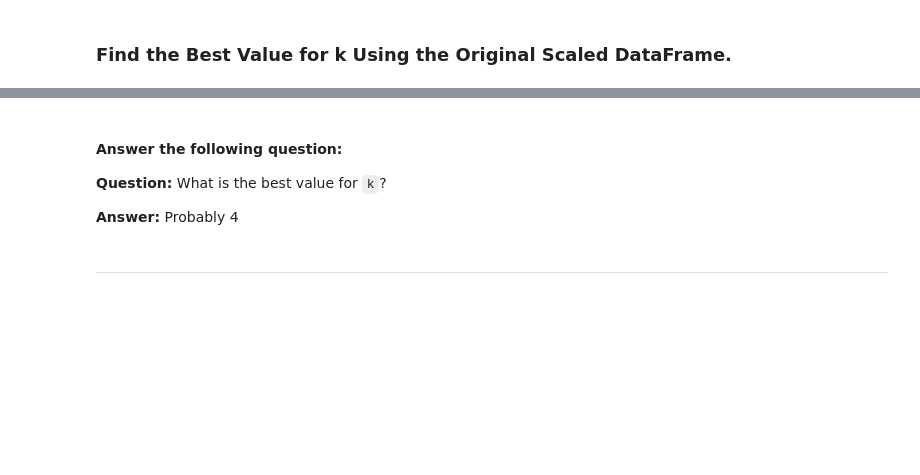
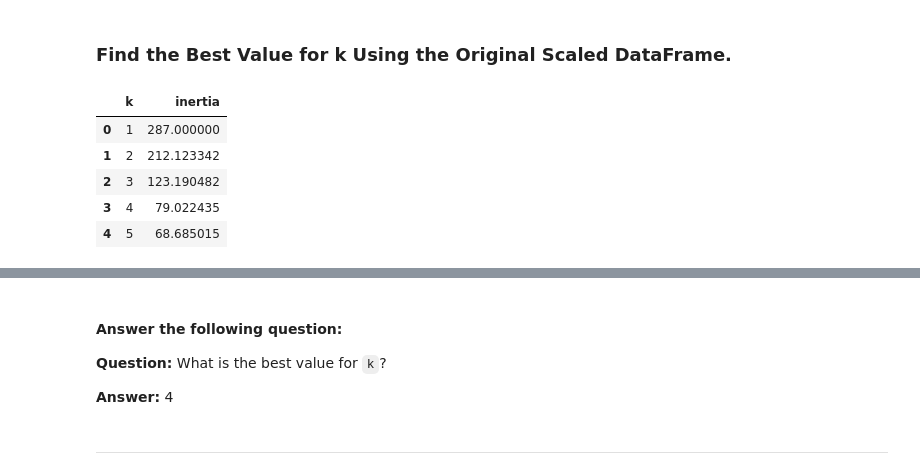
Before and after one commit to makennavick/crypto-clustering-challenge, a Jupyter notebook: code/crypto_clustering.ipynb, the cells around one changed output, grey strips where cells are left out. Drawn from its saved outputs; the diff is of its cells as text; code cells hidden in the pictures; blank space fills up the shorter version.

```diff
--- a/code/crypto_clustering.ipynb
+++ b/code/crypto_clustering.ipynb
@@ -104,6 +102,14 @@ for k in ks:
 # %%
 # Create a DataFrame with the data to plot the Elbow curve
 dfElbow = pd.DataFrame({'k':ks, 'inertia':inertias})
+dfElbow.head()
+# %% [output]
+|  | k | inertia |
+| 0 | 1 | 287.000000 |
+| 1 | 2 | 212.123342 |
+| 2 | 3 | 123.190482 |
+| 3 | 4 | 79.022435 |
+| 4 | 5 | 68.685015 |
 # %%
 # Plot a line chart with all the inertia values computed with
 # the different values of k to visually identify the optimal value for k.
@@ -120,7 +127,7 @@ elbowPlot1
 
 **Question:** What is the best value for `k`?
 
-**Answer:** Probably 4
+**Answer:** 4
 # %% [markdown]
 ---
 # %% [markdown]
```
Also changed, not shown: parts of 10 cells of this notebook.
